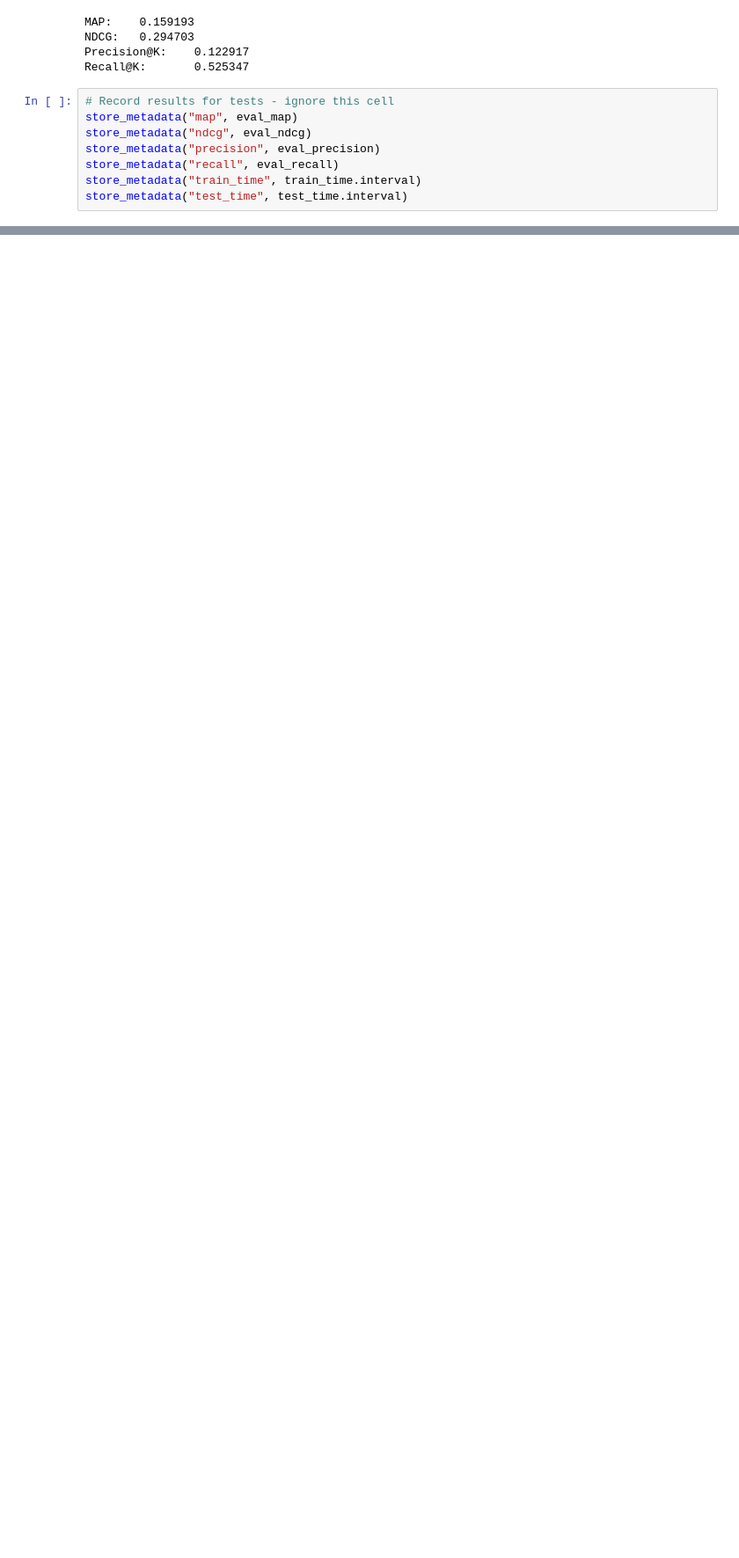
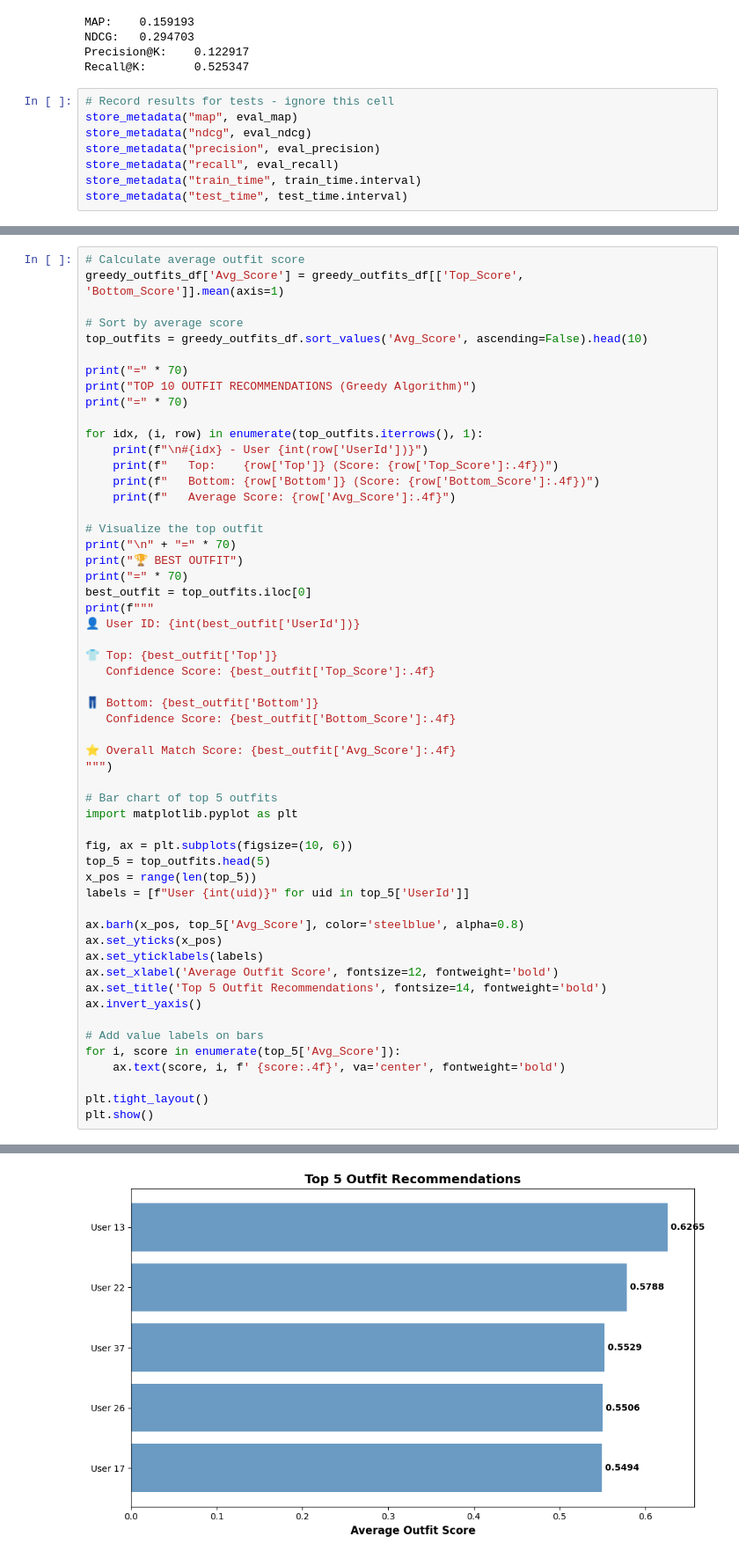
Before and after one commit to Fadeshola/daily-outfit-recommender, a Jupyter notebook: ncf_outfit_recommender.ipynb, the cells around one changed output, grey strips where cells are left out. Shown at 88% size. Saved outputs shown, nothing was run; the diff lists cells and outputs as text; blank space fills up the shorter version.

Commit message:
ncf_outfit_recommender.ipynb completed

```diff
--- a/ncf_outfit_recommender.ipynb
+++ b/ncf_outfit_recommender.ipynb
@@ -218,0 +337,56 @@ store_metadata("test_time", test_time.interval)
+# %%
+# Calculate average outfit score
+greedy_outfits_df['Avg_Score'] = greedy_outfits_df[['Top_Score', 'Bottom_Score']].mean(axis=1)
+
+# Sort by average score
+top_outfits = greedy_outfits_df.sort_values('Avg_Score', ascending=False).head(10)
+
+print("=" * 70)
+print("TOP 10 OUTFIT RECOMMENDATIONS (Greedy Algorithm)")
+print("=" * 70)
+
+for idx, (i, row) in enumerate(top_outfits.iterrows(), 1):
+    print(f"\n#{idx} - User {int(row['UserId'])}")
+    print(f"   Top:    {row['Top']} (Score: {row['Top_Score']:.4f})")
+    print(f"   Bottom: {row['Bottom']} (Score: {row['Bottom_Score']:.4f})")
+    print(f"   Average Score: {row['Avg_Score']:.4f}")
+
+# Visualize the top outfit
+print("\n" + "=" * 70)
+print("🏆 BEST OUTFIT")
+print("=" * 70)
+best_outfit = top_outfits.iloc[0]
+print(f"""
+👤 User ID: {int(best_outfit['UserId'])}
+
+👕 Top: {best_outfit['Top']}
+   Confidence Score: {best_outfit['Top_Score']:.4f}
+
+👖 Bottom: {best_outfit['Bottom']}
+   Confidence Score: {best_outfit['Bottom_Score']:.4f}
+
+⭐ Overall Match Score: {best_outfit['Avg_Score']:.4f}
+""")
+
+# Bar chart of top 5 outfits
+import matplotlib.pyplot as plt
+
+fig, ax = plt.subplots(figsize=(10, 6))
+top_5 = top_outfits.head(5)
+x_pos = range(len(top_5))
+labels = [f"User {int(uid)}" for uid in top_5['UserId']]
+
+ax.barh(x_pos, top_5['Avg_Score'], color='steelblue', alpha=0.8)
+ax.set_yticks(x_pos)
+ax.set_yticklabels(labels)
+ax.set_xlabel('Average Outfit Score', fontsize=12, fontweight='bold')
+ax.set_title('Top 5 Outfit Recommendations', fontsize=14, fontweight='bold')
+ax.invert_yaxis()
+
+# Add value labels on bars
+for i, score in enumerate(top_5['Avg_Score']):
+    ax.text(score, i, f' {score:.4f}', va='center', fontweight='bold')
+
+plt.tight_layout()
+plt.show()
+# %% [output]
@@ -218,0 +410 @@ store_metadata("test_time", test_time.interval)
+[figure, added]
```
Also changed, not shown: parts of 12 cells of this notebook.
